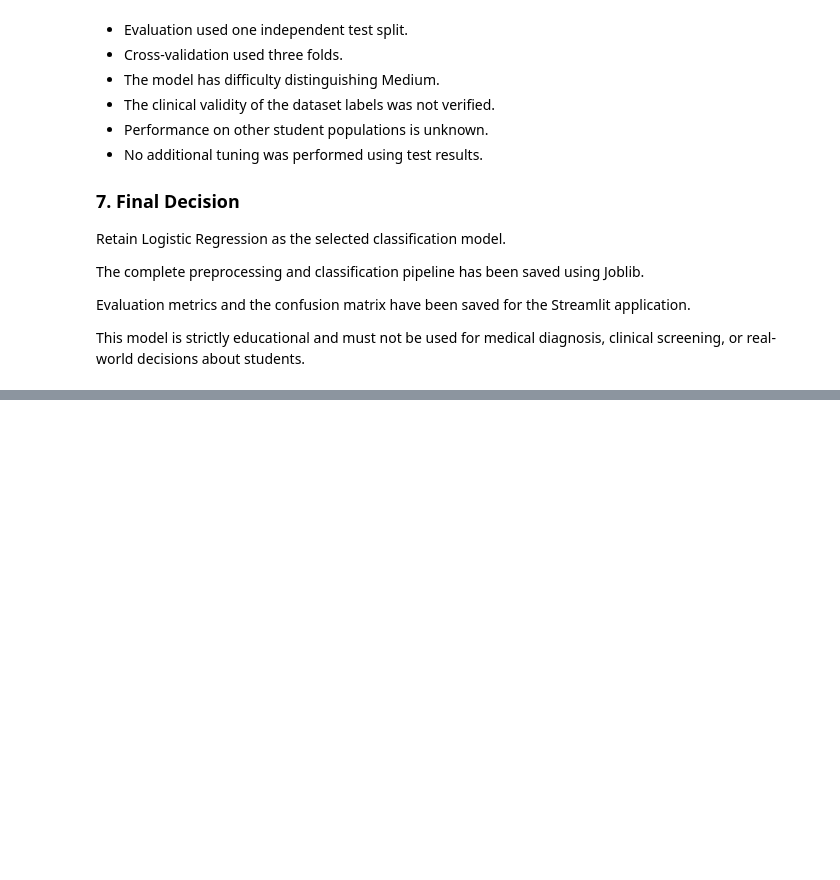
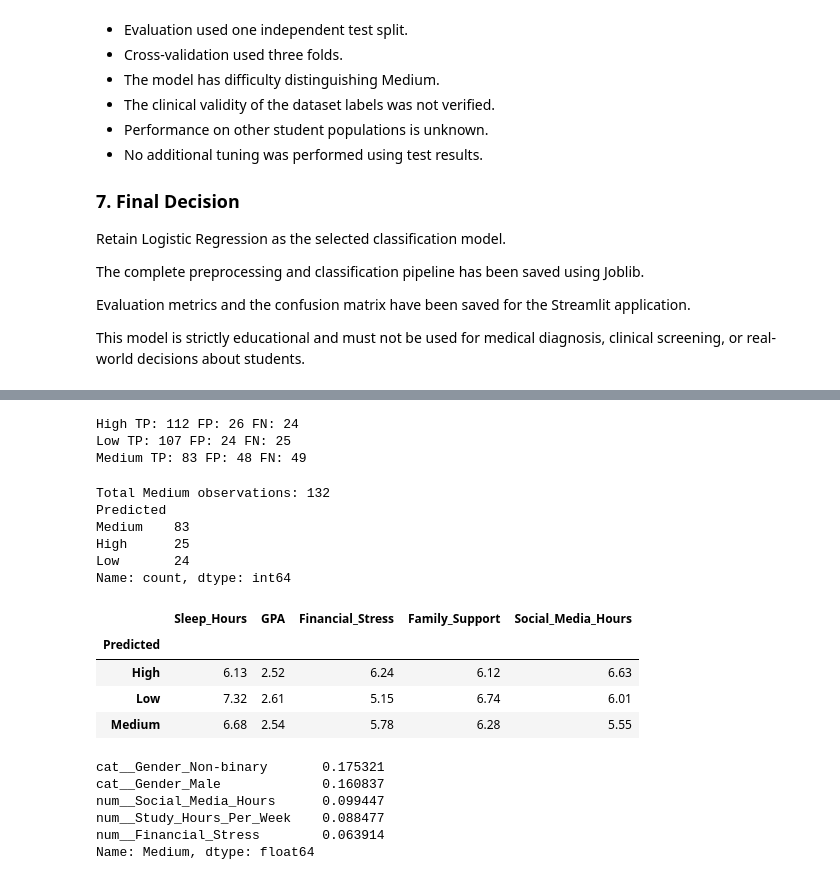
Before and after one commit to YounessAitJamaa/student-mental-health-risk, a Jupyter notebook: notebooks/04_final_evaluation.ipynb, the cells around one changed output, grey strips where cells are left out. Cells and saved outputs as stored; diff of their text form; code cells hidden in the pictures; blank space fills up the shorter version.

Commit message:
Document model errors and limitations

```diff
--- a/notebooks/04_final_evaluation.ipynb
+++ b/notebooks/04_final_evaluation.ipynb
@@ -326,0 +336,54 @@ or real-world decisions about students.
+# %%
+for i, class_name in enumerate(labels):
+    tp = cm[i, i]
+
+    fp = cm[:, i].sum() - tp
+
+    fn = cm[i, :].sum() - tp
+
+    print(class_name, "TP:", tp, "FP:", fp, "FN:", fn)
+# %% [output]
+High TP: 112 FP: 26 FN: 24
+Low TP: 107 FP: 24 FN: 25
+Medium TP: 83 FP: 48 FN: 49
+# %%
+error_analysis = X_test.copy()
+
+error_analysis["Actual"] = y_test
+
+error_analysis["Predicted"] = y_pred
+# %%
+medium_analysis = error_analysis[
+    error_analysis["Actual"] == "Medium"
+]
+# %%
+print("Total Medium observations:", len(medium_analysis))
+
+print(medium_analysis["Predicted"].value_counts())
+# %% [output]
+Total Medium observations: 132
+Predicted
+Medium    83
+High      25
+Low       24
+Name: count, dtype: int64
+# %%
+features_to_compare = [
+    "Sleep_Hours",
+    "GPA",
+    "Financial_Stress",
+    "Family_Support",
+    "Social_Media_Hours"
+]
+# %%
+medium_summary = medium_analysis.groupby("Predicted")[
+    features_to_compare
+].mean()
+
+display(medium_summary.round(2))
+# %% [output]
+|  | Sleep_Hours | GPA | Financial_Stress | Family_Support | Social_Media_Hours |
+| Predicted |  |  |  |  |  |
+| High | 6.13 | 2.52 | 6.24 | 6.12 | 6.63 |
+| Low | 7.32 | 2.61 | 5.15 | 6.74 | 6.01 |
+| Medium | 6.68 | 2.54 | 5.78 | 6.28 | 5.55 |
@@ -326,0 +402,15 @@ or real-world decisions about students.
+# %%
+medium_coefficients = coef_df.loc["Medium"]
+
+top_features = medium_coefficients.abs().sort_values(
+    ascending=False
+).head(5)
+
+display(top_features)
+# %% [output]
+cat__Gender_Non-binary       0.175321
+cat__Gender_Male             0.160837
+num__Social_Media_Hours      0.099447
+num__Study_Hours_Per_Week    0.088477
+num__Financial_Stress        0.063914
+Name: Medium, dtype: float64
```
Also changed, not shown: parts of 4 cells of this notebook.
